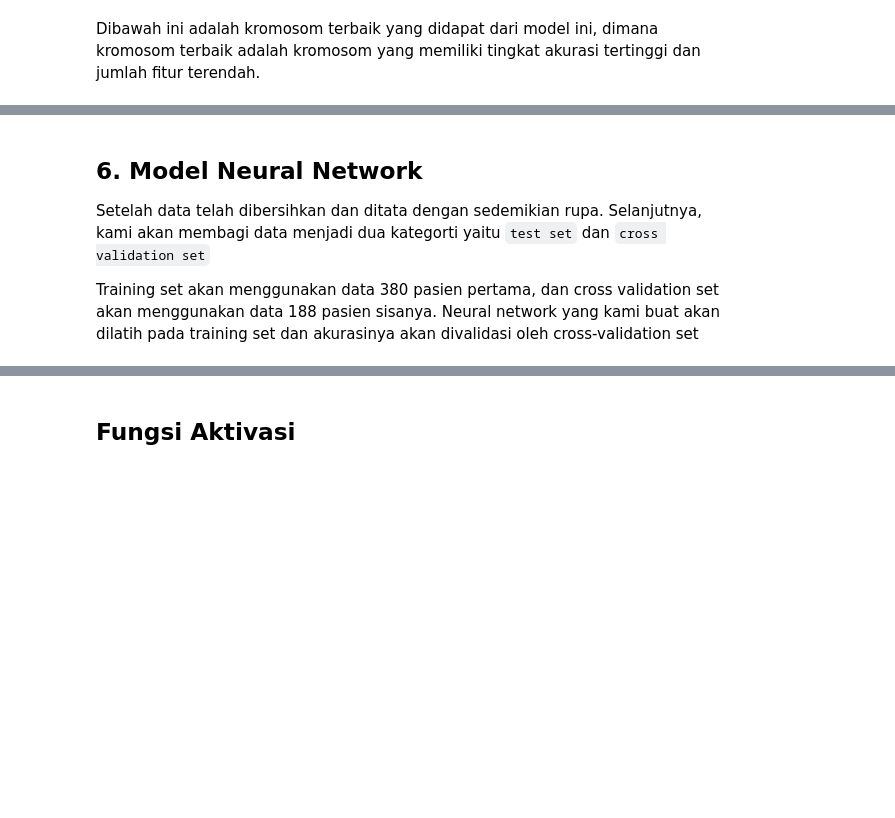
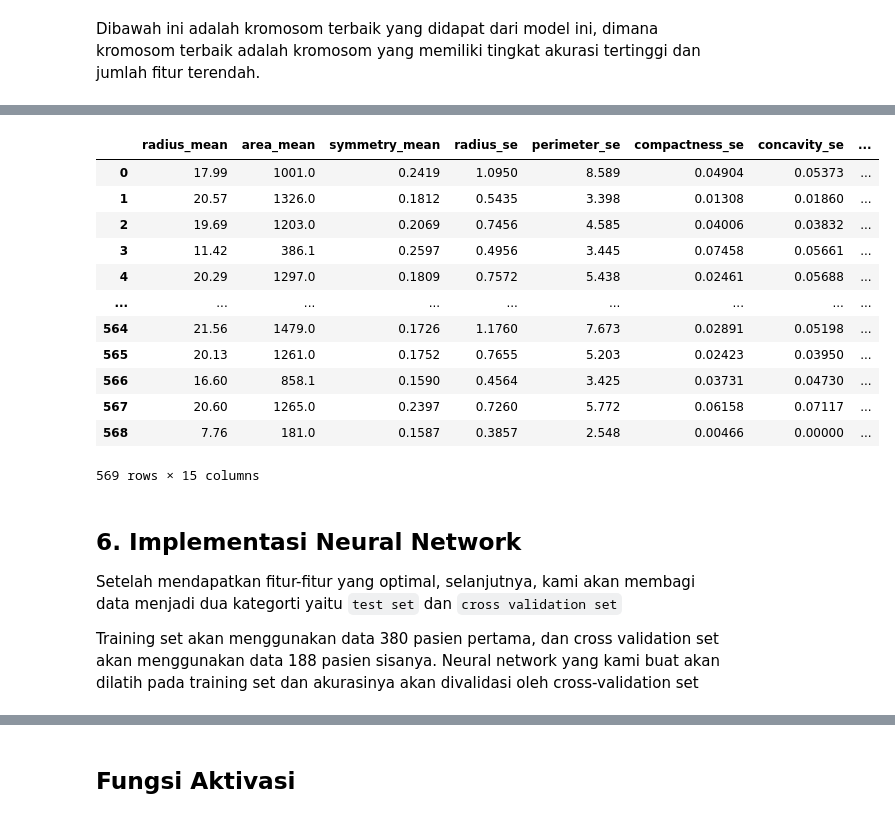
Before and after one commit to wiliamhw/KK-GA-NN, a Jupyter notebook: Neural Network and Genetic Algorithm.ipynb, the cells around one changed output, grey strips where cells are left out. Saved outputs shown, nothing was run; the diff lists cells and outputs as text; code cells hidden in the pictures; blank space fills up the shorter version.

```diff
--- a/Neural Network and Genetic Algorithm.ipynb
+++ b/Neural Network and Genetic Algorithm.ipynb
@@ -485,7 +516,24 @@ show_chromosome(best_chromosome)
+# %%
+optimal_dataset = dataset.iloc[:,best_chromosome]
+optimal_dataset
+# %% [output]
+|  | radius_mean | area_mean | symmetry_mean | radius_se | perimeter_se | compactness_se | concavity_se | ... |
+| 0 | 17.99 | 1001.0 | 0.2419 | 1.0950 | 8.589 | 0.04904 | 0.05373 | ... |
+| 1 | 20.57 | 1326.0 | 0.1812 | 0.5435 | 3.398 | 0.01308 | 0.01860 | ... |
+| 2 | 19.69 | 1203.0 | 0.2069 | 0.7456 | 4.585 | 0.04006 | 0.03832 | ... |
+| 3 | 11.42 | 386.1 | 0.2597 | 0.4956 | 3.445 | 0.07458 | 0.05661 | ... |
+| 4 | 20.29 | 1297.0 | 0.1809 | 0.7572 | 5.438 | 0.02461 | 0.05688 | ... |
+| ... | ... | ... | ... | ... | ... | ... | ... | ... |
+| 564 | 21.56 | 1479.0 | 0.1726 | 1.1760 | 7.673 | 0.02891 | 0.05198 | ... |
+| 565 | 20.13 | 1261.0 | 0.1752 | 0.7655 | 5.203 | 0.02423 | 0.03950 | ... |
+| 566 | 16.60 | 858.1 | 0.1590 | 0.4564 | 3.425 | 0.03731 | 0.04730 | ... |
+| 567 | 20.60 | 1265.0 | 0.2397 | 0.7260 | 5.772 | 0.06158 | 0.07117 | ... |
+| 568 | 7.76 | 181.0 | 0.1587 | 0.3857 | 2.548 | 0.00466 | 0.00000 | ... |
+569 rows × 15 columns
 # %% [markdown]
-## 6. Model Neural Network
+## 6. Implementasi Neural Network
 
-Setelah data telah dibersihkan dan ditata dengan sedemikian rupa. Selanjutnya, kami akan membagi data menjadi dua kategorti yaitu `test set` dan `cross validation set`
+Setelah mendapatkan fitur-fitur yang optimal, selanjutnya, kami akan membagi data menjadi dua kategorti yaitu `test set` dan `cross validation set`
 
 Training set akan menggunakan data 380 pasien pertama, dan cross validation set akan menggunakan data 188 pasien sisanya. Neural network yang kami buat akan dilatih pada training set dan akurasinya akan divalidasi oleh cross-validation set
 # %%
```
Also changed, not shown: parts of 13 cells of this notebook.
